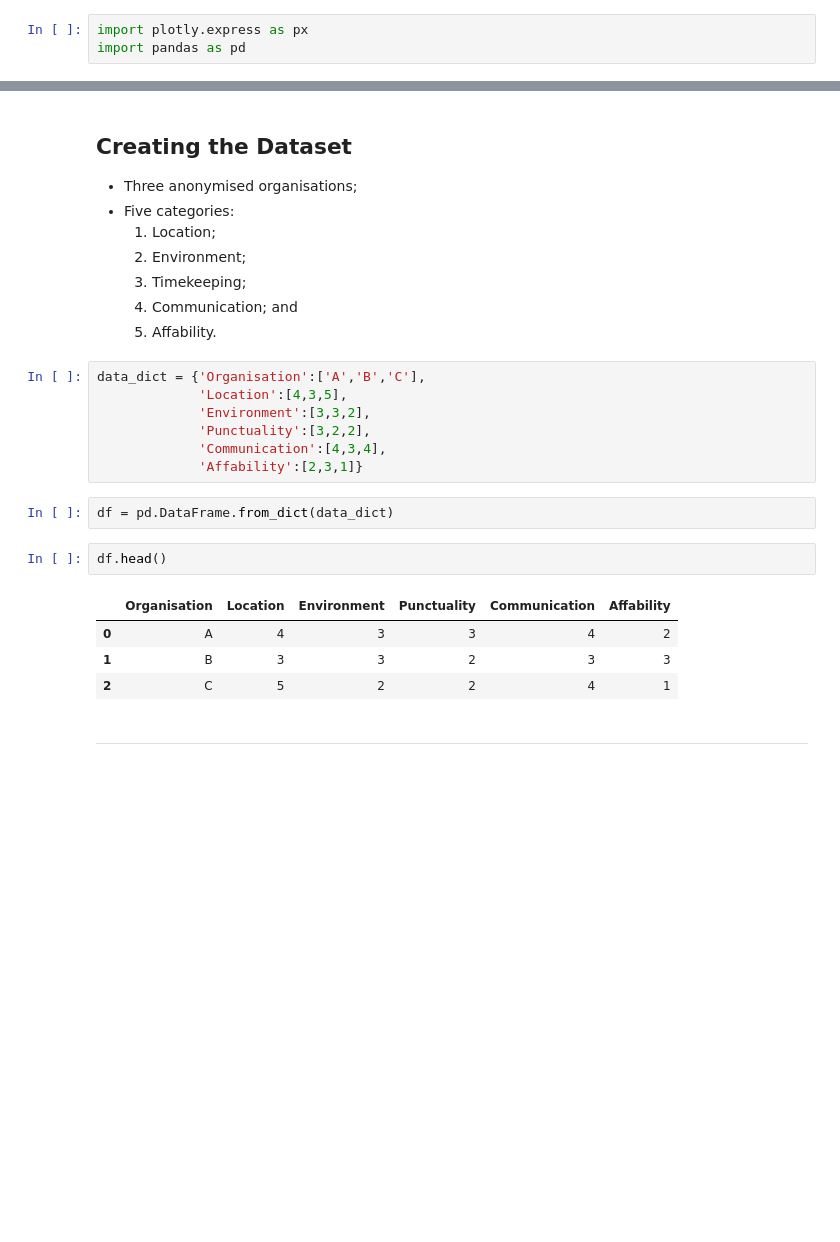
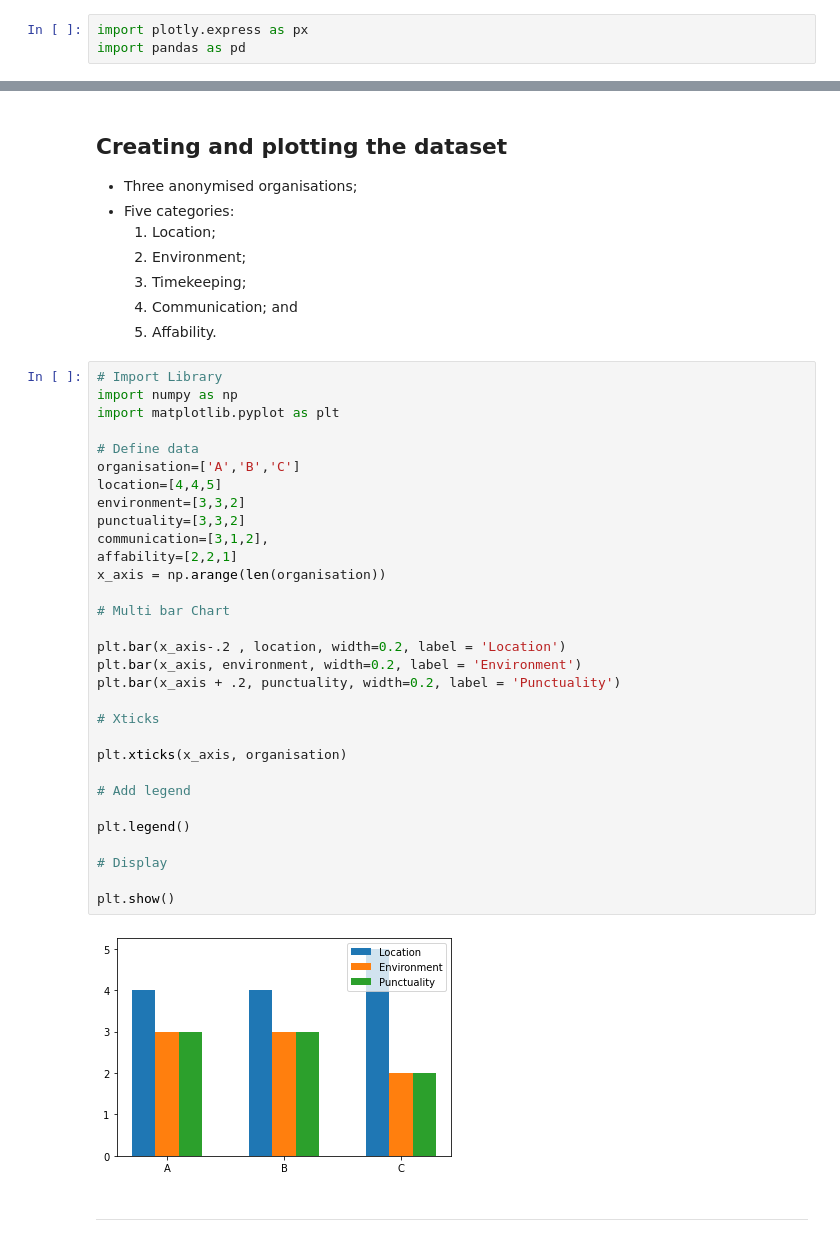
Before and after one commit to ADWilk19/autism_employment, a Jupyter notebook: notebooks/radar_charts.ipynb, the cells around one changed output, grey strips where cells are left out. Cells and saved outputs as stored; diff of their text form; blank space fills up the shorter version.

```diff
--- a/notebooks/radar_charts.ipynb
+++ b/notebooks/radar_charts.ipynb
@@ -24,5 +25,5 @@ fig.show()
 # %% [markdown]
-## Creating the Dataset
+## Creating and plotting the dataset
 - Three anonymised organisations;
 - Five categories:
     1. Location;
@@ -30,22 +31,39 @@ fig.show()
     3. Timekeeping;
     4. Communication; and
     5. Affability.
-# %%
-data_dict = {'Organisation':['A','B','C'],
-             'Location':[4,3,5],
-             'Environment':[3,3,2],
-             'Punctuality':[3,2,2],
-             'Communication':[4,3,4],
-             'Affability':[2,3,1]}
-# %%
-df = pd.DataFrame.from_dict(data_dict)
-# %%
-df.head()
-# %% [output]
-|  | Organisation | Location | Environment | Punctuality | Communication | Affability |
-| 0 | A | 4 | 3 | 3 | 4 | 2 |
-| 1 | B | 3 | 3 | 2 | 3 | 3 |
-| 2 | C | 5 | 2 | 2 | 4 | 1 |
+# %%
+# Import Library
+import numpy as np
+import matplotlib.pyplot as plt
+
+# Define data
+organisation=['A','B','C']
+location=[4,4,5]
+environment=[3,3,2]
+punctuality=[3,3,2]
+communication=[3,1,2],
+affability=[2,2,1]
+x_axis = np.arange(len(organisation))
+
+# Multi bar Chart
+
+plt.bar(x_axis-.2 , location, width=0.2, label = 'Location')
+plt.bar(x_axis, environment, width=0.2, label = 'Environment')
+plt.bar(x_axis + .2, punctuality, width=0.2, label = 'Punctuality')
+
+# Xticks
+
+plt.xticks(x_axis, organisation)
+
+# Add legend
+
+plt.legend()
+
+# Display
+
+plt.show()
+# %% [output]
+[figure, added]
 # %% [markdown]
 ***
 # %% [markdown]
```
Also changed, not shown: parts of 6 cells of this notebook.
